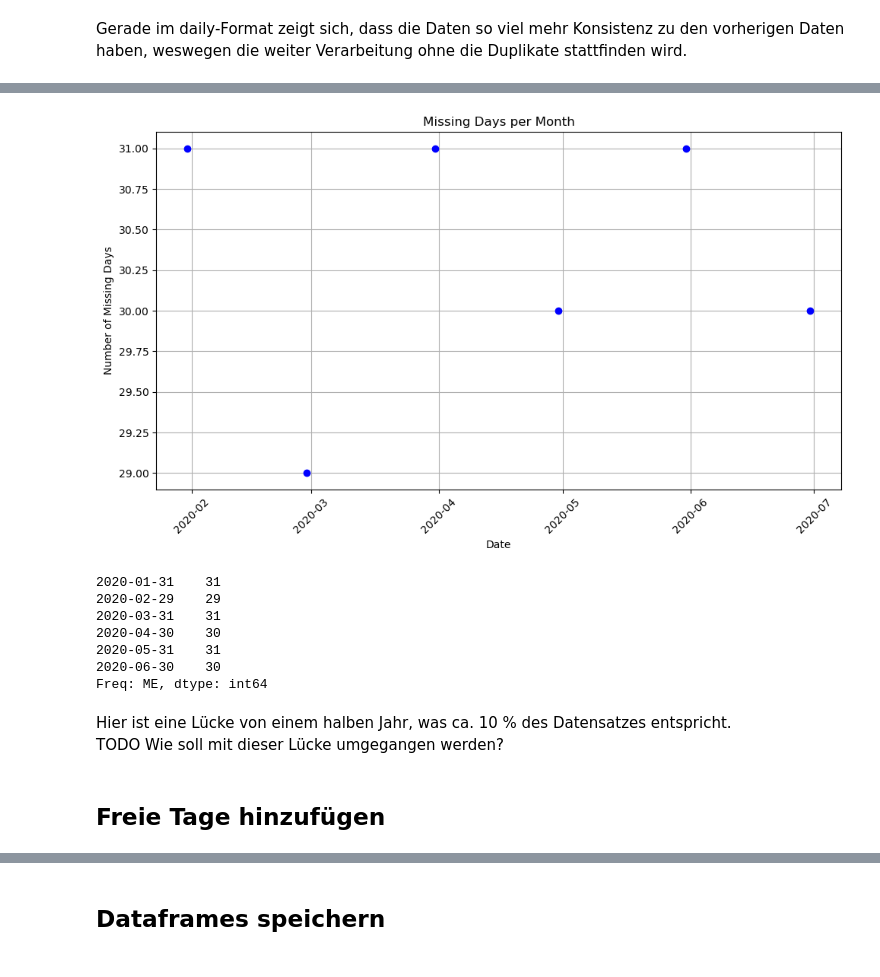
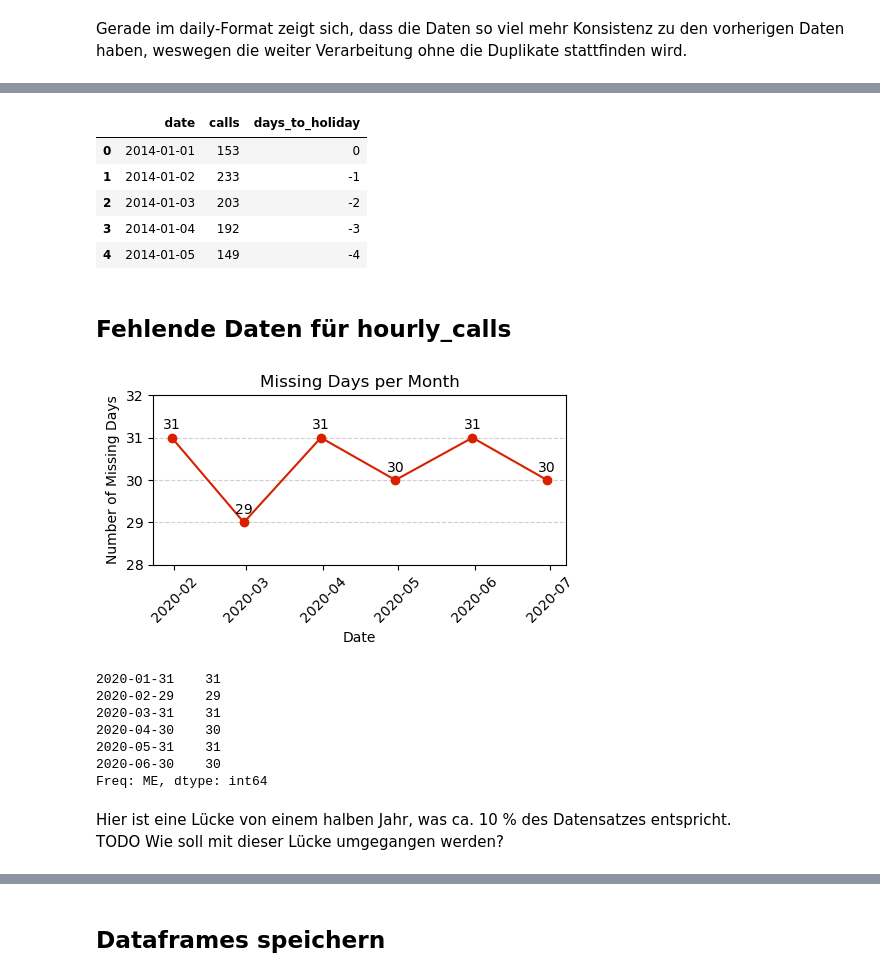
Before and after one commit to ChiaraVM/HotlineDemandPrediction_Ligue180, a Jupyter notebook: 00Data_preparation_time.ipynb, the cells around one changed output, grey strips where cells are left out. Cells and saved outputs as stored; diff of their text form; code cells hidden in the pictures.

```diff
--- a/00Data_preparation_time.ipynb
+++ b/00Data_preparation_time.ipynb
@@ -1,8 +1,14 @@
 # %%
 import pandas as pd
 import numpy as np
+import seaborn as sns
 import matplotlib.pyplot as plt
+import matplotlib.ticker as mtick
 import masterarbeit_style
+import sklearn
+from pypalettes import load_cmap
+# Festlegen der Farben
+cmap = load_cmap("Apricot")
 # %% [markdown]
 # Preparation of the Time Prediction Analysis Data
 Die vorliegenden Daten eignen sich so noch nicht für eine Analyse, es müssen noch einige Vorverarbeitungsschritte durchgeführt werden:
@@ -458,38 +516,59 @@ print(df_daily_nodupl.shape)
+# %%
+# Feiertagsabstand für df_daily
+df_daily_nodupl = df_daily_nodupl.reset_index()
+df_daily_nodupl['days_to_holiday'] = df_daily_nodupl['date'].apply(lambda x: calculate_days_to_holiday(x, holidays_list))
+df_daily_nodupl.head()
+# %% [output]
+|  | date | calls | days_to_holiday |
+| 0 | 2014-01-01 | 153 | 0 |
+| 1 | 2014-01-02 | 233 | -1 |
+| 2 | 2014-01-03 | 203 | -2 |
+| 3 | 2014-01-04 | 192 | -3 |
+| 4 | 2014-01-05 | 149 | -4 |
+# %% [markdown]
+## Fehlende Daten für hourly_calls
 # %%
-def missing_days_per_month_continuous(df_cleaned):
-    # Sicherstellen, dass der Index als datetime formatiert ist
-    df_cleaned.index = pd.to_datetime(df_cleaned.index)
+def missing_days_per_month_continuous(df):
+    # Sicherstellen, dass die 'date'-Spalte als datetime formatiert ist
+    df['date'] = pd.to_datetime(df['date'])
 
     # Liste aller Tage im Zeitraum des DataFrames erstellen
-    start_date = df_cleaned.index.min().normalize()
-    end_date = df_cleaned.index.max().normalize()
+    start_date = df['date'].min().normalize()
+    end_date = df['date'].max().normalize()
     all_days = pd.date_range(start=start_date, end=end_date, freq='d')
 
-    # Liste der Tage, die im bereinigten DataFrame fehlen erstellen
-    cleaned_days = df_cleaned.index.normalize().unique()
+    # Liste der Tage, die im bereinigten DataFrame fehlen
+    cleaned_days = df['date'].dt.normalize().unique()
     missing_days = set(all_days) - set(cleaned_days)
 
     # Neuer DataFrame mit der Anzahl der fehlenden Tage pro Monat
     missing_days_series = pd.Series(1, index=pd.to_datetime(list(missing_days)))
-    missing_days_per_month = missing_days_series.resample('m').sum().sort_index()
+    missing_days_per_month = missing_days_series.resample('ME').sum().sort_index()
 
-    # Plot mit einer durchgehenden Zeitachse erstellen
-    plt.figure(figsize=(10,6))
-    plt.plot(missing_days_per_month.index, missing_days_per_month, marker='o', linestyle='', color='blue')
+    plt.figure(figsize=(5, 3))
+    plt.plot(missing_days_per_month.index, missing_days_per_month, marker='o', color=cmap.colors[0], linestyle='-', label='Missing Days')
+
+    # Werte annotieren
+    for i, val in enumerate(missing_days_per_month):
+        plt.text(missing_days_per_month.index[i], val + 0.2, str(int(val)), ha='center', fontsize=10)
+
     plt.title('Missing Days per Month')
     plt.xlabel('Date')
     plt.ylabel('Number of Missing Days')
+    plt.gca().yaxis.set_major_formatter(mtick.FormatStrFormatter('%.0f'))
     plt.xticks(rotation=45)
-    plt.grid(True)
+    plt.ylim(28, 32)
+    plt.grid(axis='y', linestyle='--', alpha=0.6)
     plt.tight_layout()
     plt.show()
 
     return missing_days_per_month
 
+# Beispielaufruf der Funktion
 missing_days_summary = missing_days_per_month_continuous(df_hourly_nodupl)
 print(missing_days_summary)
 # %% [output]
-[figure, old version]
+[figure, new version]
 2020-01-31    31
 2020-02-29    29
 2020-03-31    31
@@ -500,5 +579,3 @@ Freq: ME, dtype: int64
 # %% [markdown]
 Hier ist eine Lücke von einem halben Jahr, was ca. 10 % des Datensatzes entspricht.
 TODO Wie soll mit dieser Lücke umgegangen werden?
-# %% [markdown]
-## Freie Tage hinzufügen
```
Also changed, not shown: parts of 40 cells of this notebook.
